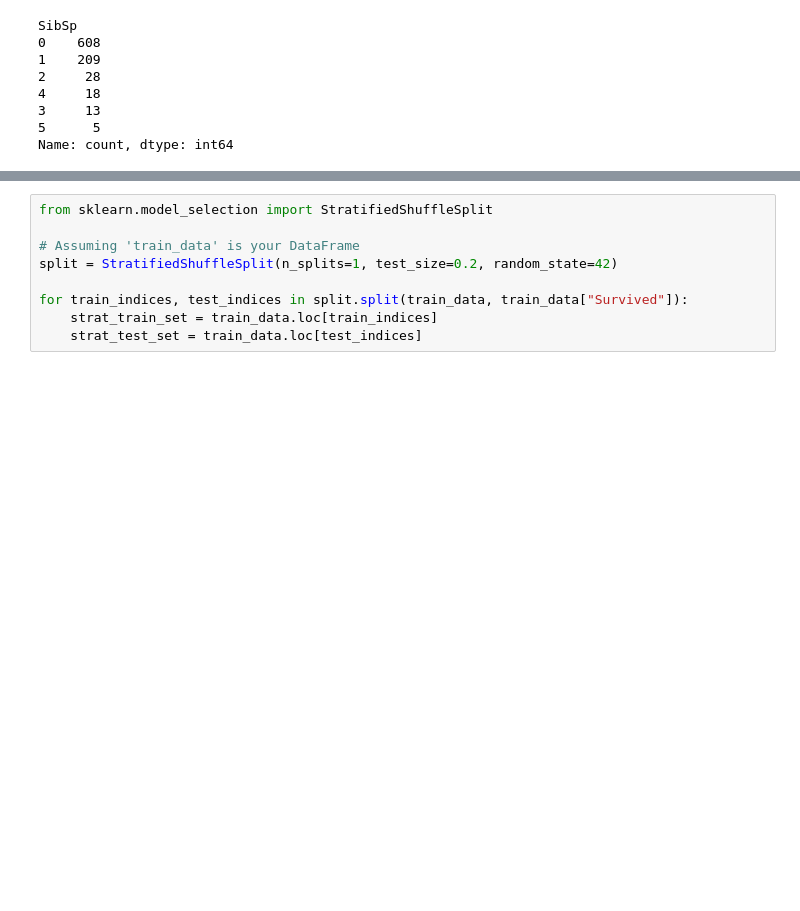
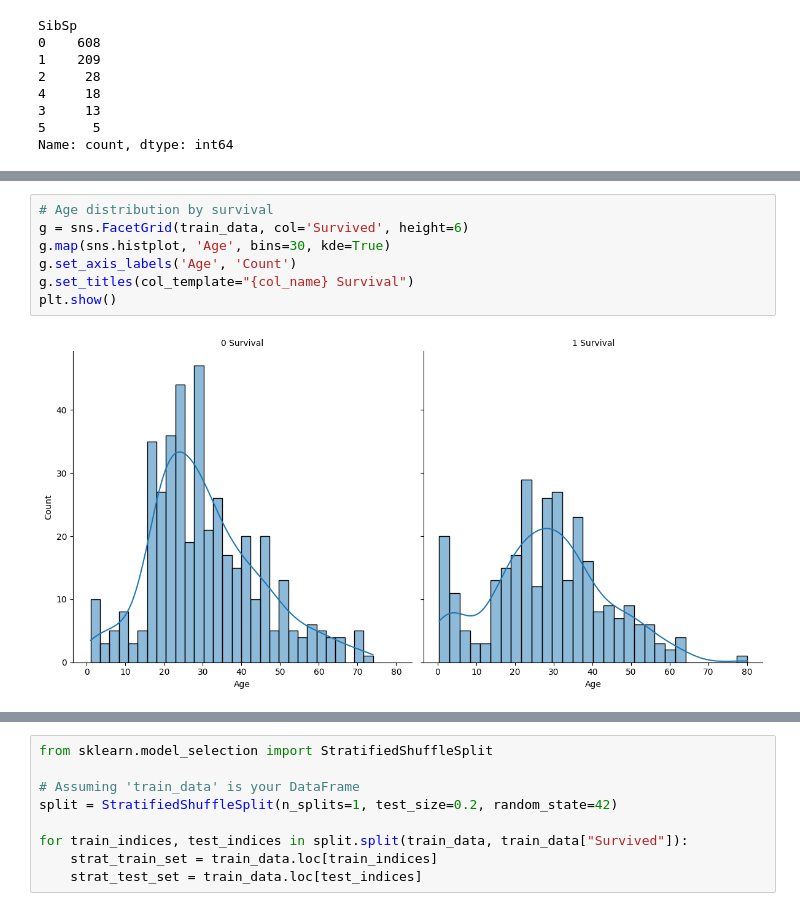
Before and after one commit to saifuddinrakib/Getting-with-the-Data-Exploratory-Analysis-by-ML, a Jupyter notebook: titanic-machine-learning.ipynb, the cells around one changed output, grey strips where cells are left out. Drawn from its saved outputs; the diff is of its cells as text; blank space fills up the shorter version.

```diff
--- a/titanic-machine-learning.ipynb
+++ b/titanic-machine-learning.ipynb
@@ -632,0 +701,9 @@ Name: count, dtype: int64
+# %%
+# Age distribution by survival
+g = sns.FacetGrid(train_data, col='Survived', height=6)
+g.map(sns.histplot, 'Age', bins=30, kde=True)
+g.set_axis_labels('Age', 'Count')
+g.set_titles(col_template="{col_name} Survival")
+plt.show()
+# %% [output]
+[figure, added]
```
Also changed, not shown: parts of 30 cells of this notebook.
